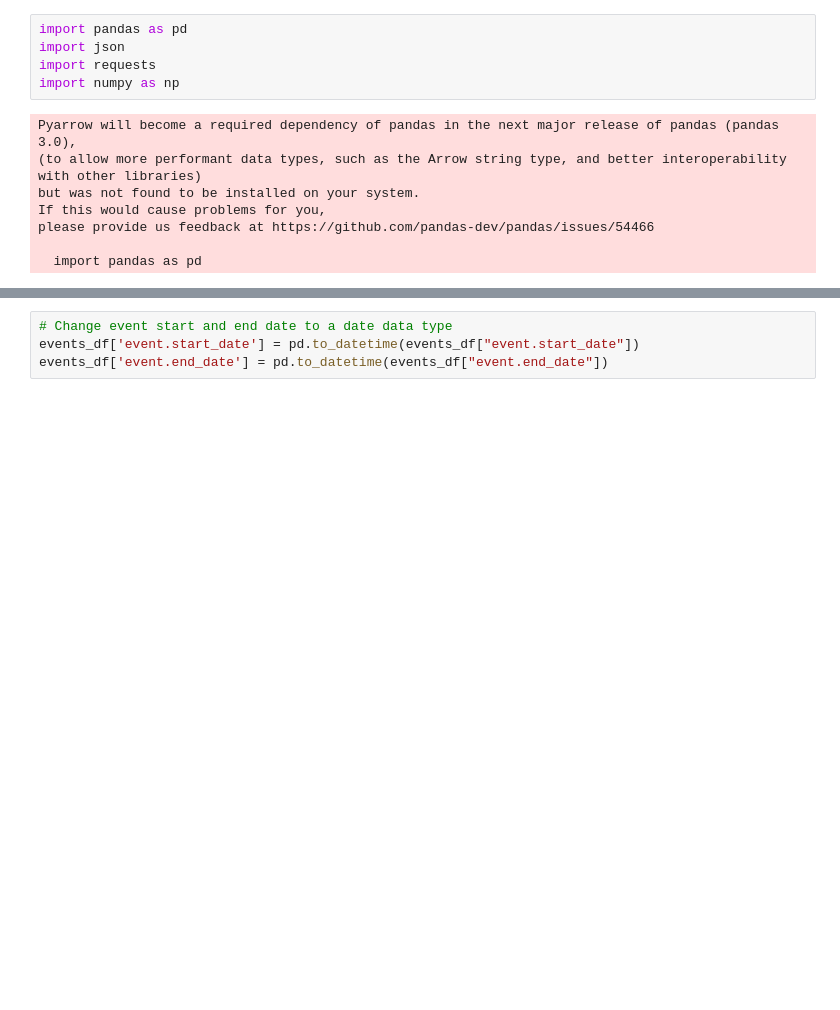
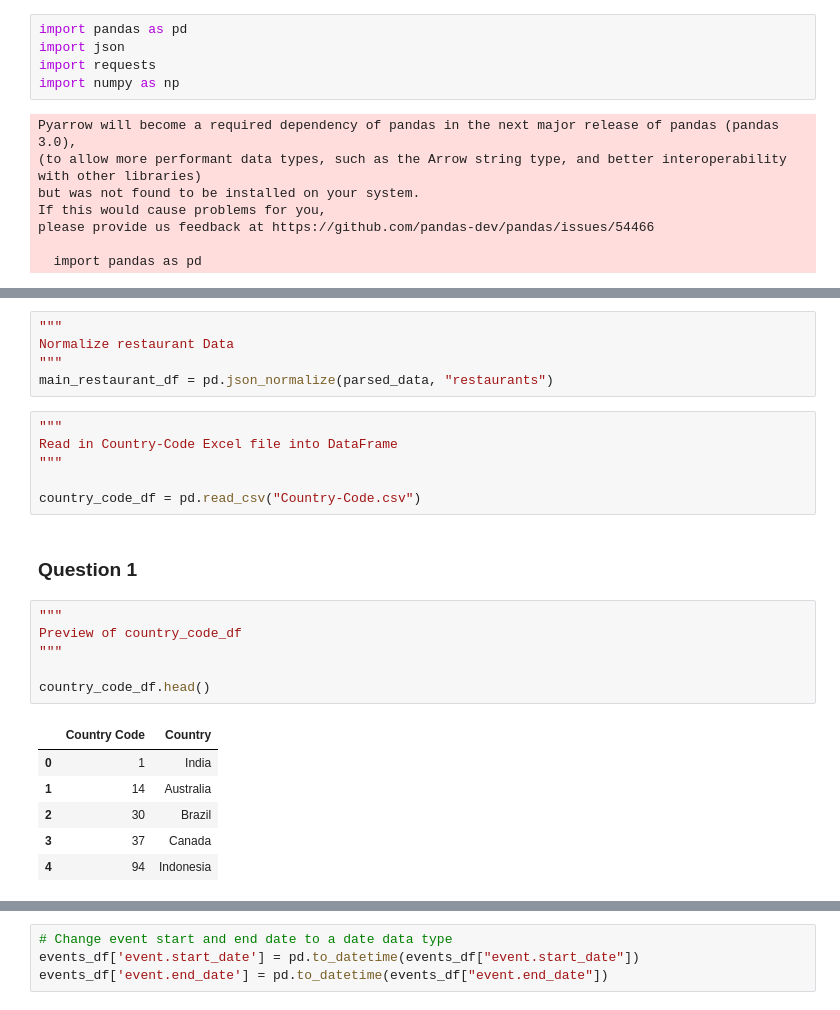
Before and after one commit to nestlecafe3in1/GovTech-Application, a Jupyter notebook: Application.ipynb, the cells around one changed output, grey strips where cells are left out. Saved outputs shown, nothing was run; the diff lists cells and outputs as text; blank space fills up the shorter version.

```diff
--- a/Application.ipynb
+++ b/Application.ipynb
@@ -95,0 +41,26 @@ restaurant_df
+# %%
+"""
+Normalize restaurant Data
+"""
+main_restaurant_df = pd.json_normalize(parsed_data, "restaurants")
+# %%
+"""
+Read in Country-Code Excel file into DataFrame
+"""
+
+country_code_df = pd.read_csv("Country-Code.csv")
+# %% [markdown]
+### Question 1
+# %%
+"""
+Preview of country_code_df
+"""
+
+country_code_df.head()
+# %% [output]
+|  | Country Code | Country |
+| 0 | 1 | India |
+| 1 | 14 | Australia |
+| 2 | 30 | Brazil |
+| 3 | 37 | Canada |
+| 4 | 94 | Indonesia |
```
Also changed, not shown: parts of 17 cells of this notebook, 1 other file.
